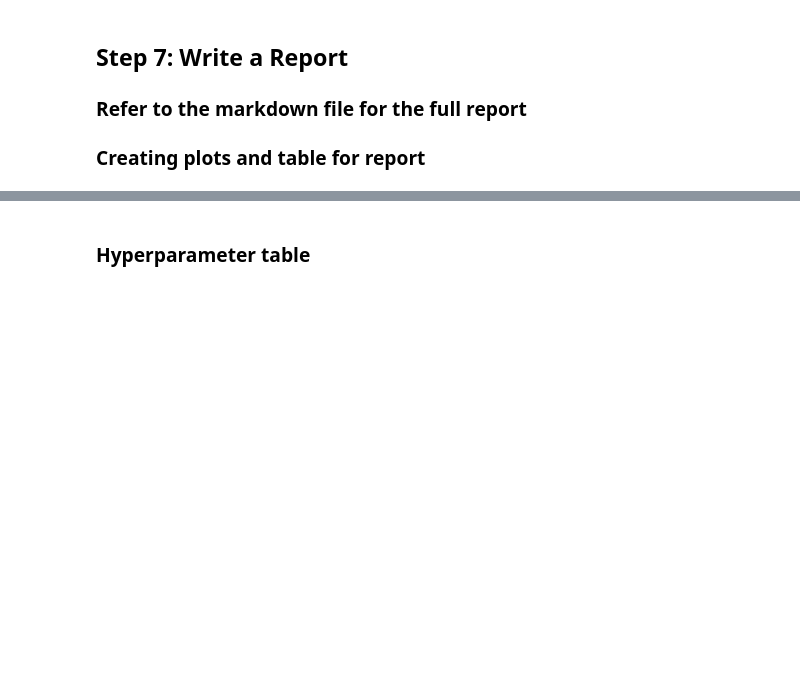
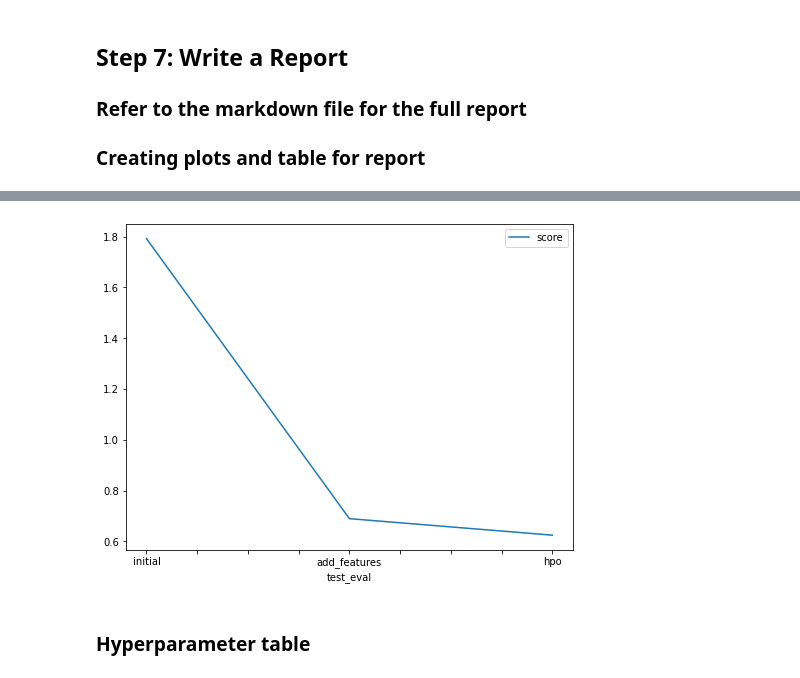
Before and after one commit to edidiongaligbe/cd0385-project-starter, a Jupyter notebook: project/project-template.ipynb, the cells around one changed output, grey strips where cells are left out. Drawn from its saved outputs; the diff is of its cells as text; code cells hidden in the pictures; blank space fills up the shorter version.

```diff
--- a/project/project-template.ipynb
+++ b/project/project-template.ipynb
@@ -602,12 +619,14 @@ fig.savefig('model_train_score.png')
 # %%
 # Take the 3 kaggle scores and creating a line plot to show improvement
 fig = pd.DataFrame(
     {
         "test_eval": ["initial", "add_features", "hpo"],
-        "score": [?, ?, ?]
+        "score": [1.79153, 0.68949, 0.6245]
     }
 ).plot(x="test_eval", y="score", figsize=(8, 6)).get_figure()
 fig.savefig('model_test_score.png')
+# %% [output]
+[figure, added]
 # %% [markdown]
 ### Hyperparameter table
 # %%
```
Also changed, not shown: parts of 20 cells of this notebook, 4 other files.
